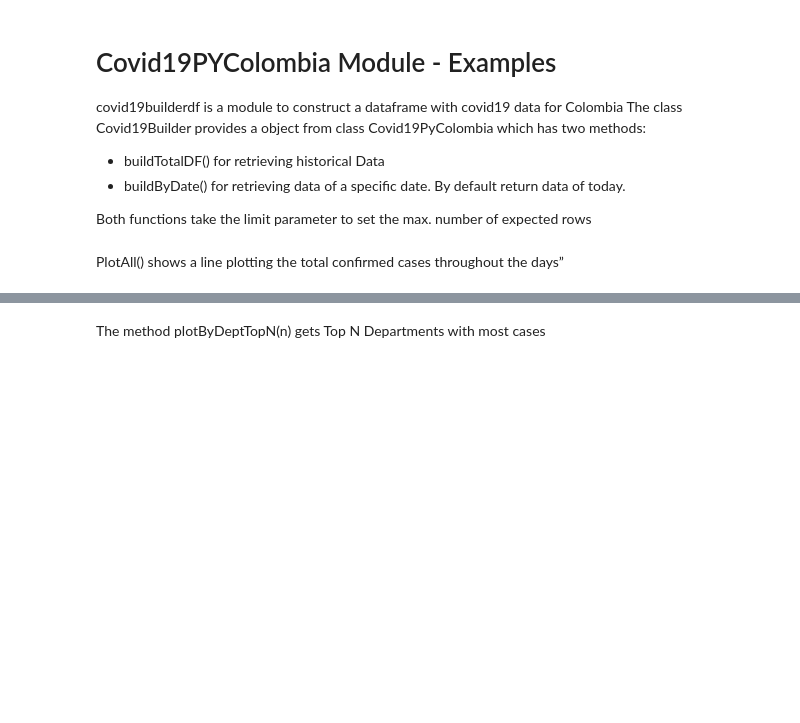
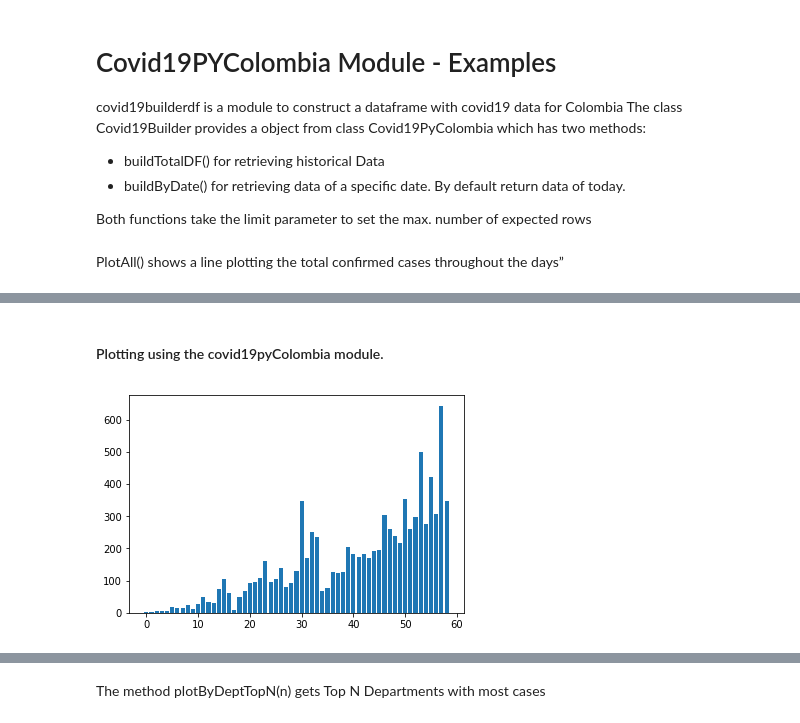
Before and after one commit to mlamprea/covid19, a Jupyter notebook: Covid19Colombia.ipynb, the cells around one changed output, grey strips where cells are left out. Saved outputs shown, nothing was run; the diff lists cells and outputs as text; code cells hidden in the pictures; blank space fills up the shorter version.

```diff
--- a/Covid19Colombia.ipynb
+++ b/Covid19Colombia.ipynb
@@ -19,0 +20,6 @@ covid19.plotAll()
+# %% [markdown]
+#### Plotting using the covid19pyColombia module.
+# %%
+covid19.plotAll_Bar()
+# %% [output]
+[figure, added]
```
Also changed, not shown: parts of 26 cells of this notebook, 21 other files.
